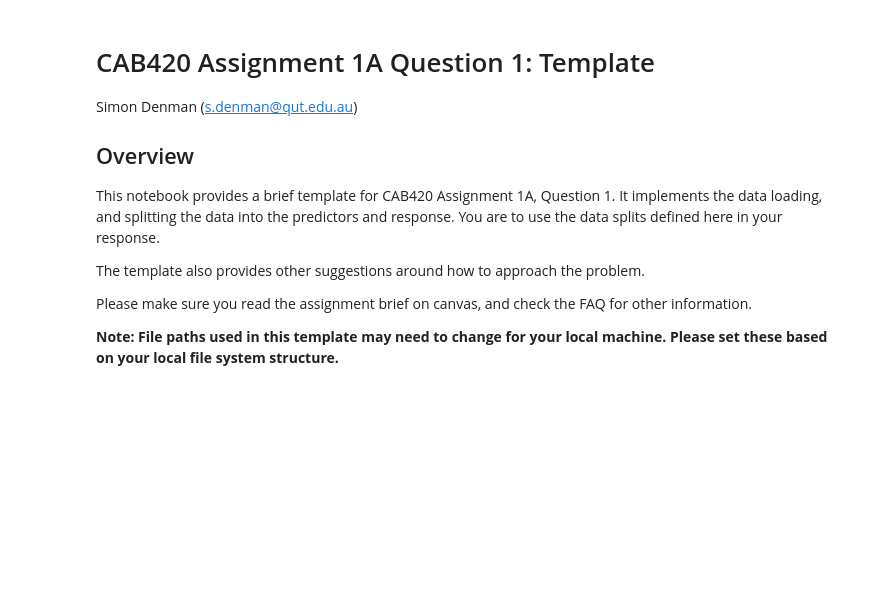
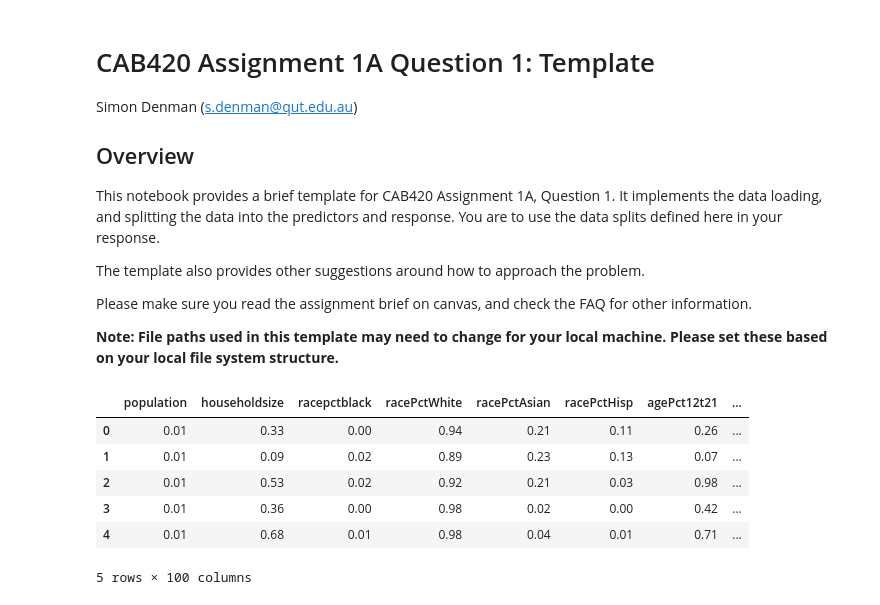
Before and after one commit to SegusFaultise/CAB420-Assessment-1A, a Jupyter notebook: CAB420_A1A_Q1_Template.ipynb, the cells around one changed output. Cells and saved outputs as stored; diff of their text form; code cells hidden in the pictures; blank space fills up the shorter version.

```diff
--- a/CAB420_A1A_Q1_Template.ipynb
+++ b/CAB420_A1A_Q1_Template.ipynb
@@ -17,17 +17,27 @@ import numpy
 # %%
 # load data
-train = pandas.read_csv('../Data/Q1/communities_train.csv')
-val = pandas.read_csv('../Data/Q1/communities_val.csv')
-test = pandas.read_csv('../Data/Q1/communities_test.csv')
+train = pd.read_csv('./Data/Q1/communities_train.csv')
+val = pd.read_csv('./Data/Q1/communities_val.csv')
+test = pd.read_csv('./Data/Q1/communities_test.csv')
 
 # Pull out X and y components of the data
 # if you want to convert this data to numpy format, you can add .to_numpy() to the end of each row below
 X_train = train.iloc[:,0:-1]
 y_train = train.iloc[:,-1]
 X_val = val.iloc[:,0:-1]
 y_val = val.iloc[:,-1]
 X_test = test.iloc[:,0:-1]
 y_test = test.iloc[:,-1]
+
+X_train.head()
+# %% [output]
+|  | population | householdsize | racepctblack | racePctWhite | racePctAsian | racePctHisp | agePct12t21 | ... |
+| 0 | 0.01 | 0.33 | 0.00 | 0.94 | 0.21 | 0.11 | 0.26 | ... |
+| 1 | 0.01 | 0.09 | 0.02 | 0.89 | 0.23 | 0.13 | 0.07 | ... |
+| 2 | 0.01 | 0.53 | 0.02 | 0.92 | 0.21 | 0.03 | 0.98 | ... |
+| 3 | 0.01 | 0.36 | 0.00 | 0.98 | 0.02 | 0.00 | 0.42 | ... |
+| 4 | 0.01 | 0.68 | 0.01 | 0.98 | 0.04 | 0.01 | 0.71 | ... |
+5 rows × 100 columns
 # %%
 # If you wish to pre-process the data, do so here. In your write-up, outline why you choose to do, or choose not to do, any
 # pre-processing
```
Also changed, not shown: parts of 10 cells of this notebook, 4 other files.
